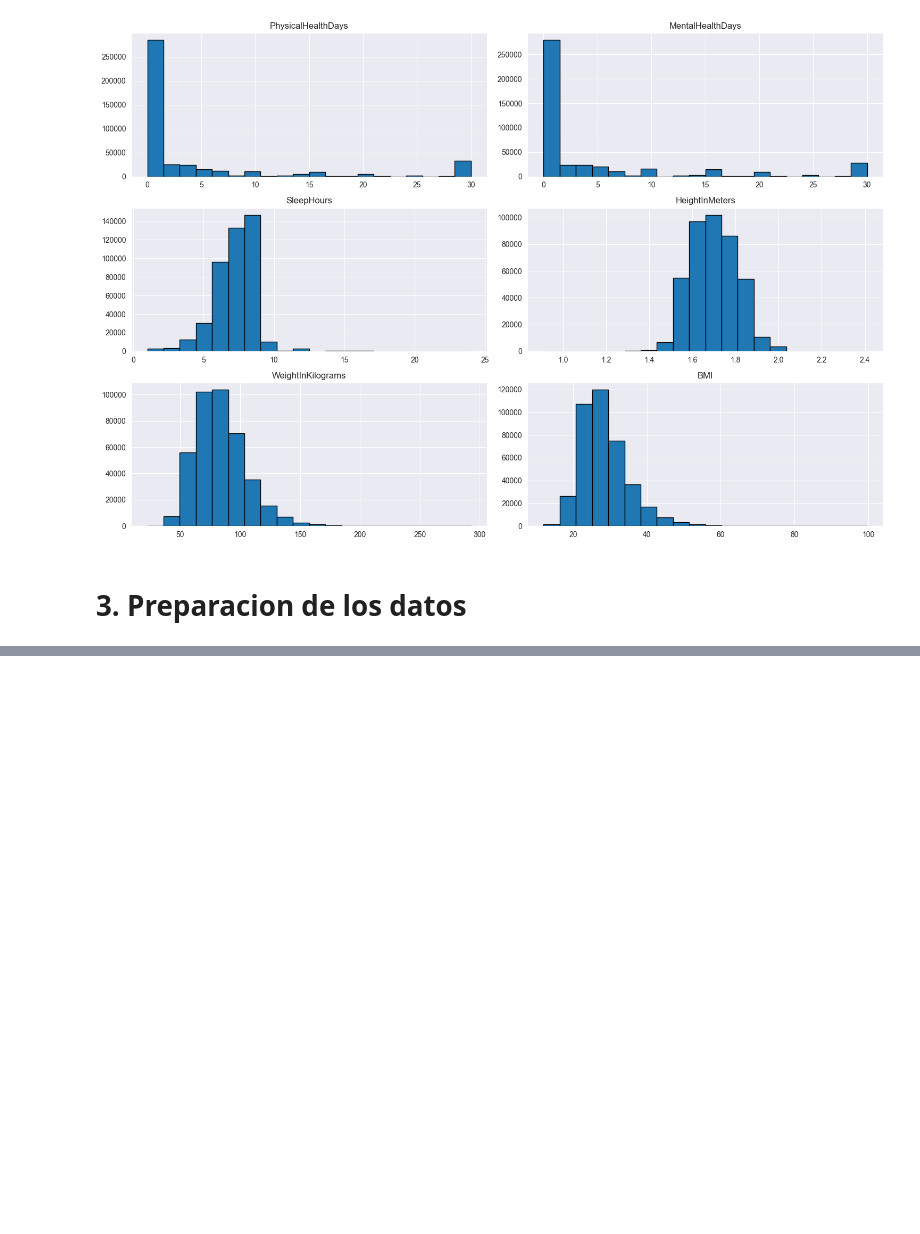
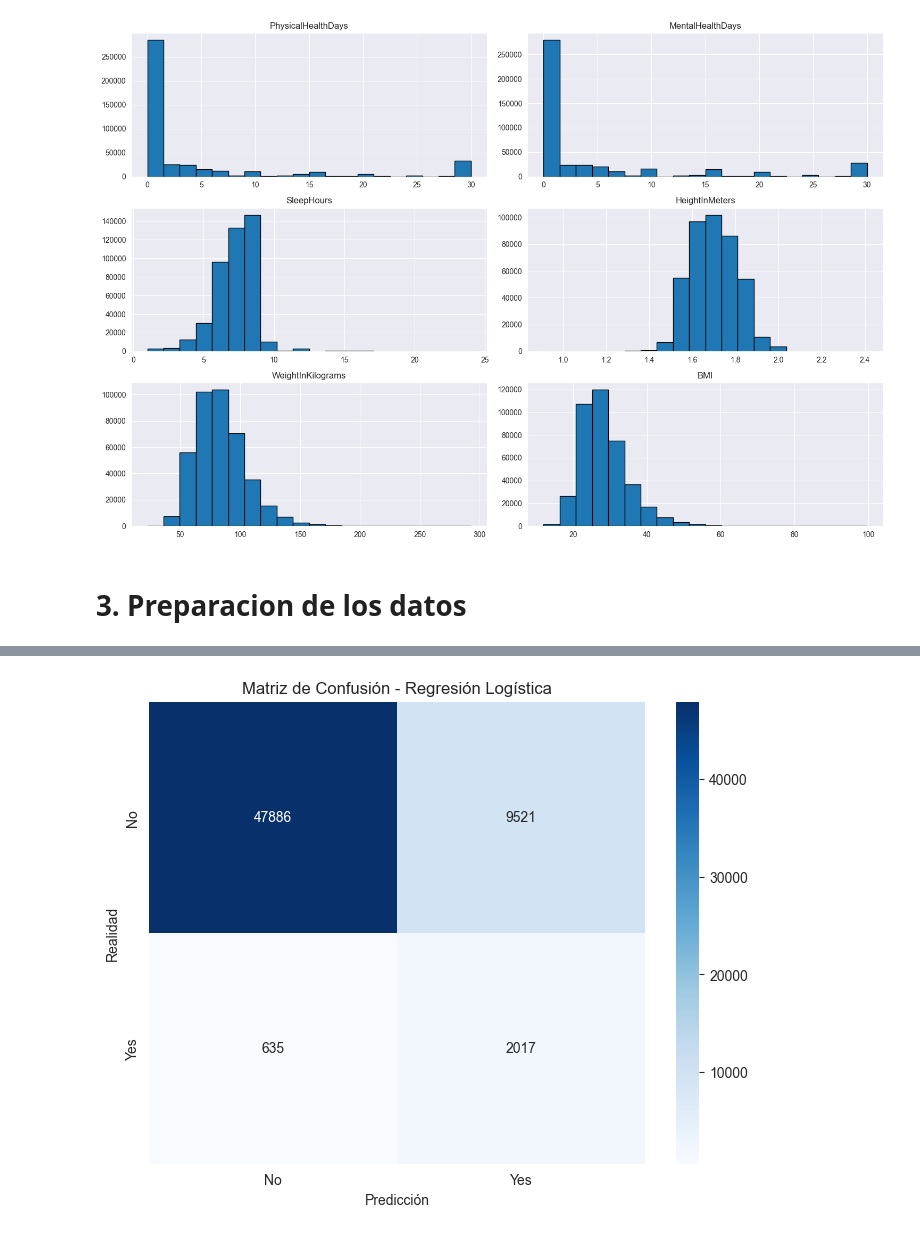
Before and after one commit to MrPepePollo/TF_MetodologiaDS, a Jupyter notebook: TF.ipynb, the cells around one changed output, grey strips where cells are left out. Saved outputs shown, nothing was run; the diff lists cells and outputs as text; code cells hidden in the pictures; blank space fills up the shorter version.

Commit message:
TF completo

```diff
--- a/TF.ipynb
+++ b/TF.ipynb
@@ -69,0 +239,9 @@ plt.show()
+# %%
+# Identificar variables numéricas y categóricas
+numerical_features = df_no_outliers.select_dtypes(include=['int64', 'float64']).columns.tolist()
+categorical_features = df_no_outliers.select_dtypes(include=['object', 'category']).columns.tolist()
+
+# Eliminar la variable objetivo de las listas
+target_column = 'HadHeartAttack'
+numerical_features = [col for col in numerical_features if col != target_column]
+categorical_features = [col for col in categorical_features if col != target_column]
@@ -69,0 +309,18 @@ plt.show()
+# %%
+# Crear el pipeline completo para la regresión logística
+pipeline_logreg = ImbPipeline(steps=[
+    ('preprocessor', preprocessor),
+    ('smote', SMOTE(random_state=42)),
+    ('classifier', LogisticRegression(max_iter=1000, random_state=42))
+])
+
+# Entrenar el modelo
+pipeline_logreg.fit(X_train, y_train)
+
+# Realizar predicciones
+y_pred_logreg = pipeline_logreg.predict(X_test)
+y_pred_logreg_proba = pipeline_logreg.predict_proba(X_test)[:, 1]
+
+print("Regresión Logística:")
+print("\nReporte de Clasificación:\n", classification_report(y_test, y_pred_logreg))
+print("AUC-ROC:", roc_auc_score(y_test, y_pred_logreg_proba))
@@ -69,0 +341,12 @@ plt.show()
+# %%
+cm_logreg = confusion_matrix(y_test, y_pred_logreg)
+
+# Graficar la matriz de confusión
+plt.figure(figsize=(8, 6))
+sns.heatmap(cm_logreg, annot=True, fmt='d', cmap='Blues', xticklabels=['No', 'Yes'], yticklabels=['No', 'Yes'])
+plt.title('Matriz de Confusión - Regresión Logística')
+plt.xlabel('Predicción')
+plt.ylabel('Realidad')
+plt.show()
+# %% [output]
+[figure, added]
```
Also changed, not shown: parts of 23 cells of this notebook, 5 other files.
